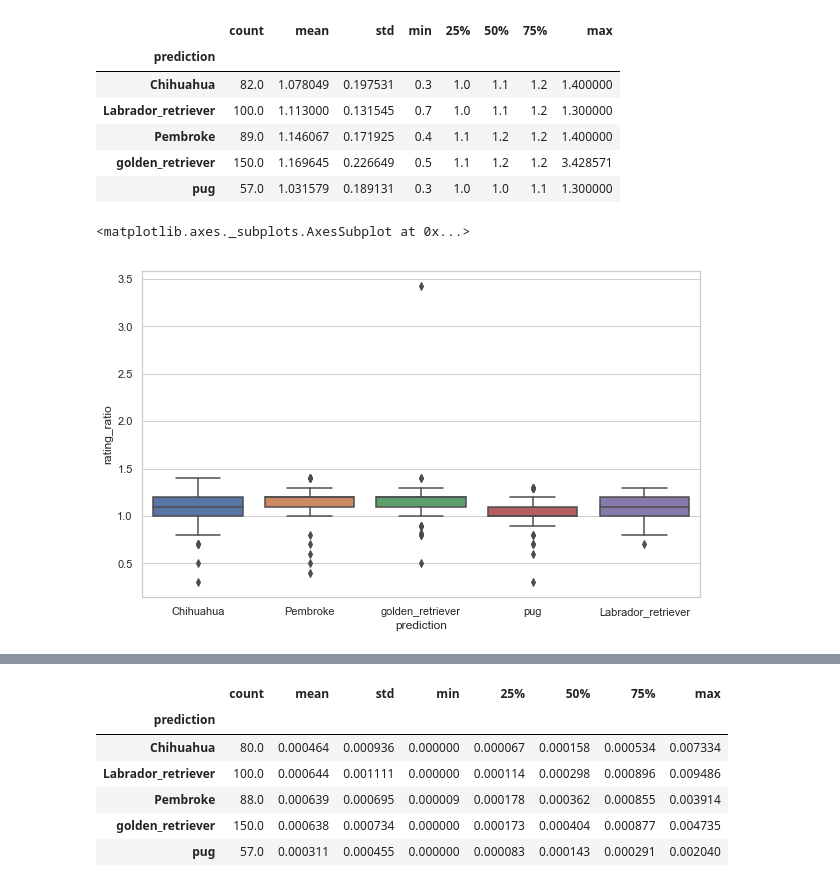
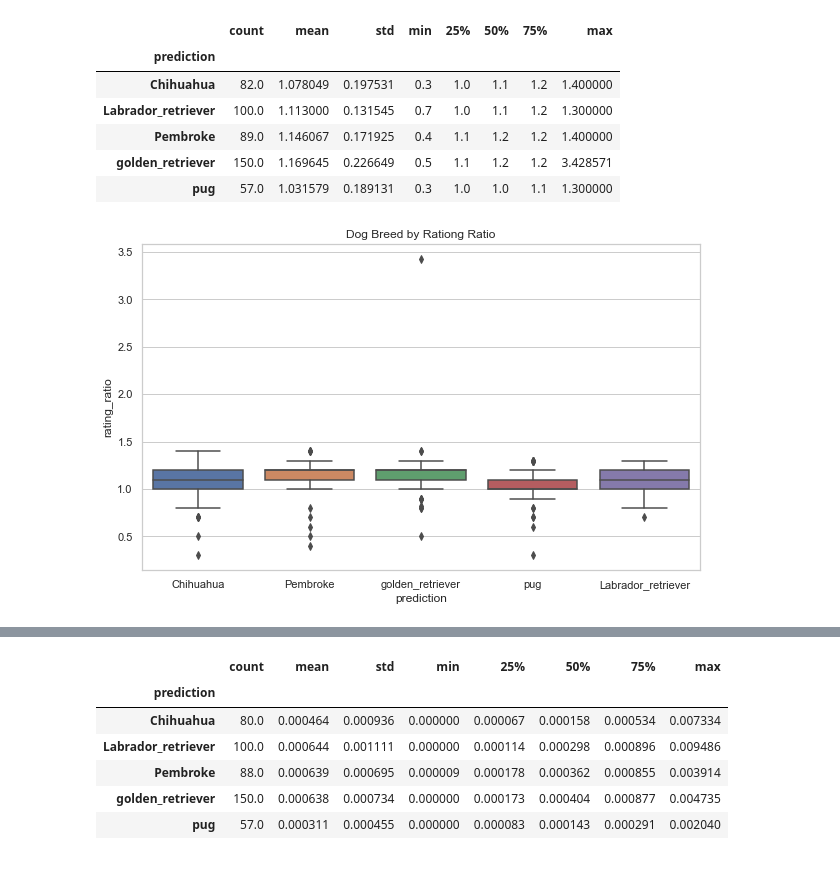
Before and after one commit to jemc36/Udacity-DAND-DataWrangling-TwitterAPI-WeRateDogs, a Jupyter notebook: wrangle_act.ipynb, the cells around one changed output, grey strips where cells are left out. Saved outputs shown, nothing was run; the diff lists cells and outputs as text; code cells hidden in the pictures.

```diff
--- a/wrangle_act.ipynb
+++ b/wrangle_act.ipynb
@@ -1161,4 +1163 @@ max        0.067053
 Name: retweet_perc, dtype: float64
-# %%
-sns.set(style="whitegrid")
-sns.boxplot(x="retweet_perc", data=a1)
@@ -1246,10 +1207,10 @@ b4.groupby('prediction').rating_ratio.describe()
 | pug | 57.0 | 1.031579 | 0.189131 | 0.3 | 1.0 | 1.0 | 1.1 | 1.300000 |
 # %%
 plt.figure(figsize=(10,6))
-sns.boxplot(x='prediction', y="rating_ratio", data=b4)
+sns.boxplot(x='prediction', y="rating_ratio", data=b4).set_title('Dog Breed by Rationg Ratio')
+plt.savefig('breed_rating.png');
 # %% [output]
-<matplotlib.axes._subplots.AxesSubplot at 0x...>
-[figure, old version]
+[figure, new version]
 # %%
 b4.groupby('prediction')['dog_stage'].value_counts()
 # %% [output]
```
Also changed, not shown: parts of 18 cells of this notebook, 8 other files.
